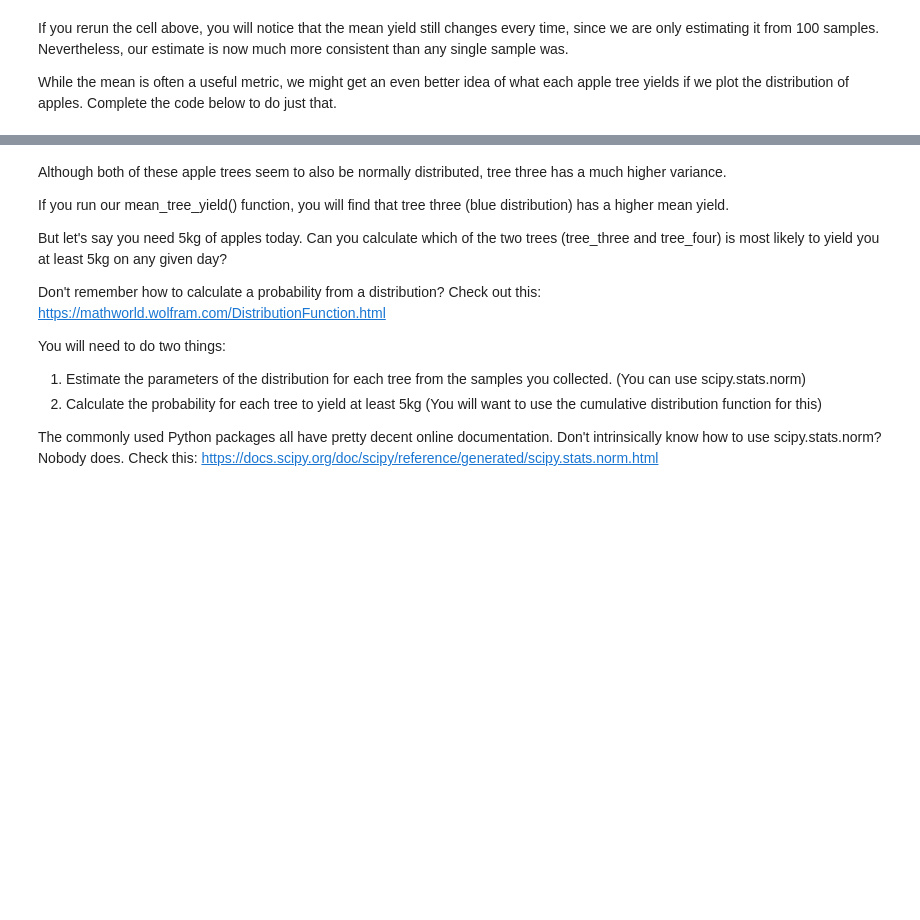
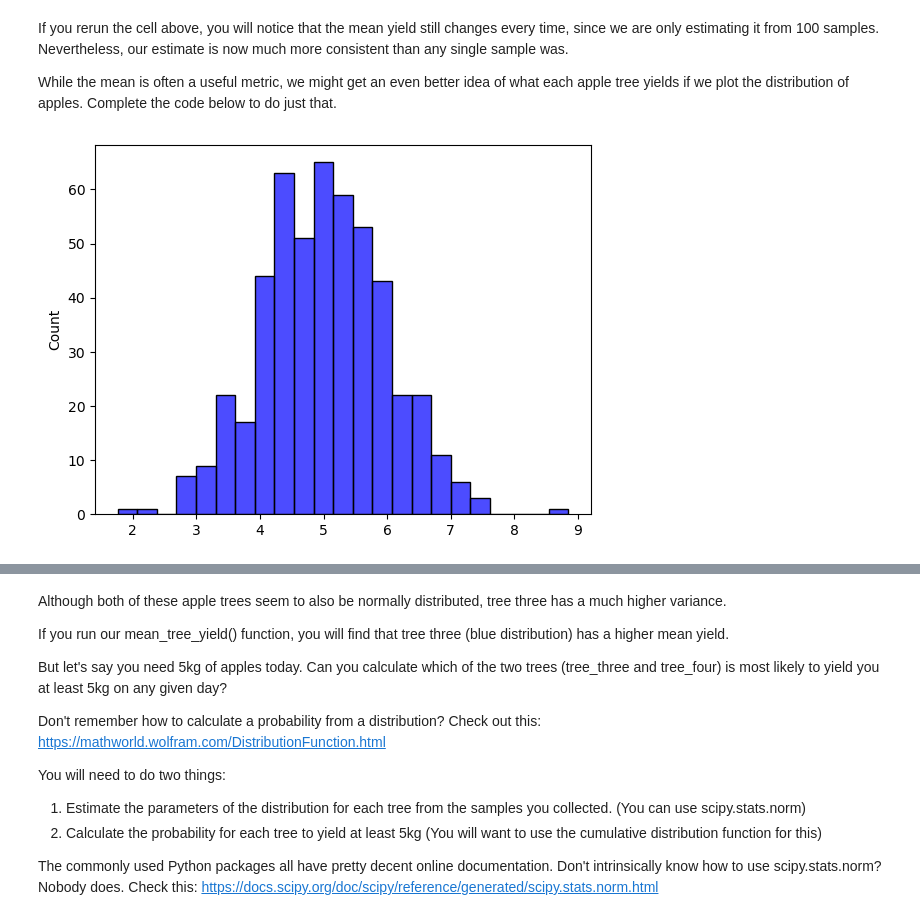
Before and after one commit to jtoe05/robot-camp-individual, a Jupyter notebook: challenge_foraging/challenge_foraging_robot.ipynb, the cells around one changed output, grey strips where cells are left out. Cells and saved outputs as stored; diff of their text form; code cells hidden in the pictures; blank space fills up the shorter version.

```diff
--- a/challenge_foraging/challenge_foraging_robot.ipynb
+++ b/challenge_foraging/challenge_foraging_robot.ipynb
@@ -103,23 +103,25 @@ While the mean is often a useful metric, we might get an even better idea of wha
 # %%
 def plot_distribution(samples, color='blue') -> None:
     """ Plots the distribution of collected samples.
 
     Args:
         samples: A list of samples from a distribution.
         color: Name of the color in which to draw the distribution
     """
 
     # Hint: Use the histplot function of seaborn (imported as sns)
-    ...
+    sns.histplot(samples, color=color, alpha=0.7)
     return None
 
 
 
 # Set random seed so output matches the expected output
 np.random.seed(42)
 # Collect from a tree 500 times
 samples = [forageBot.forage(tree_two) for i in range(500)]
 plot_distribution(samples)
+# %% [output]
+[figure, added]
 # %% [markdown]
 You should generate this image:
 
```
Also changed, not shown: parts of 6 cells of this notebook.
